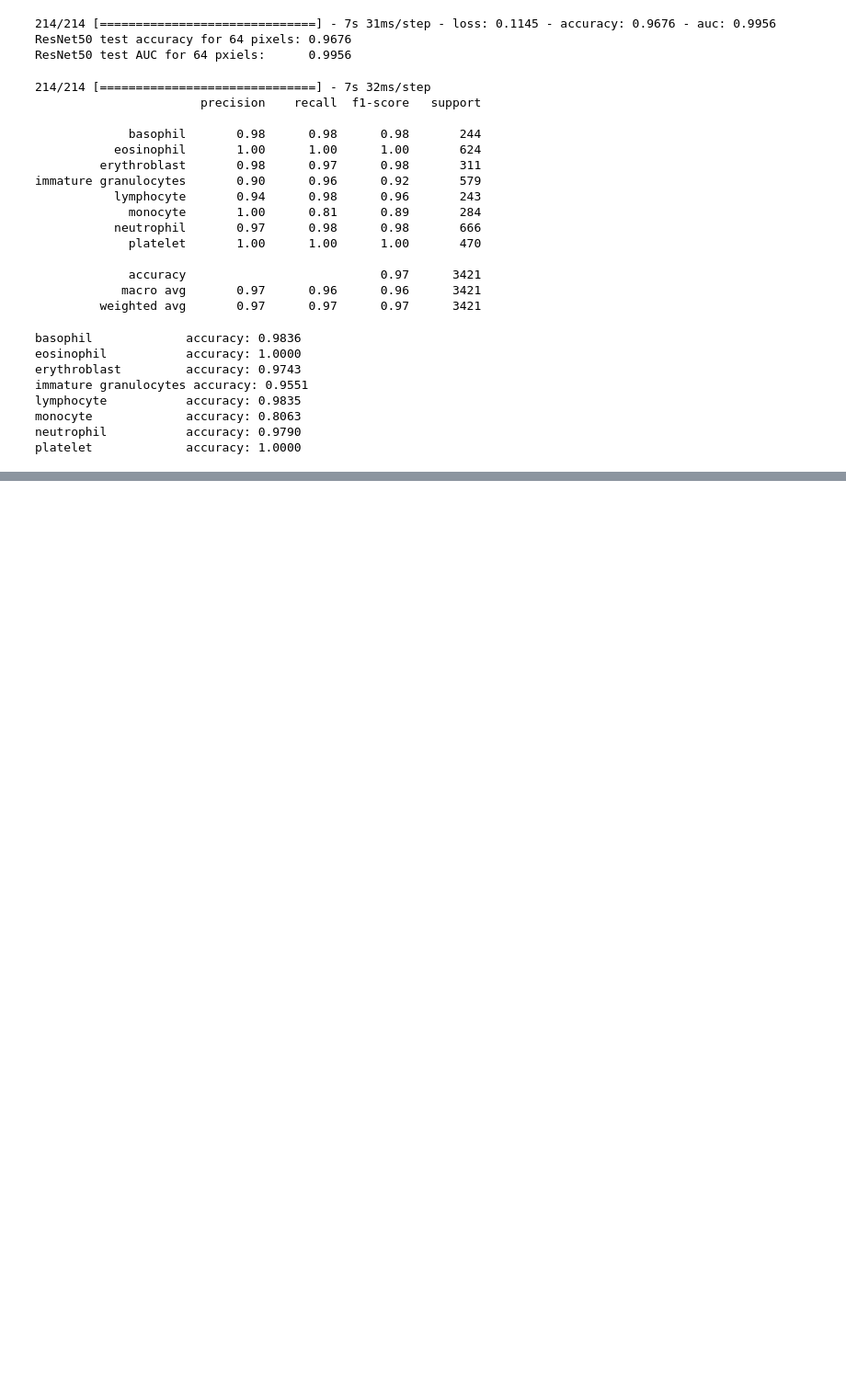
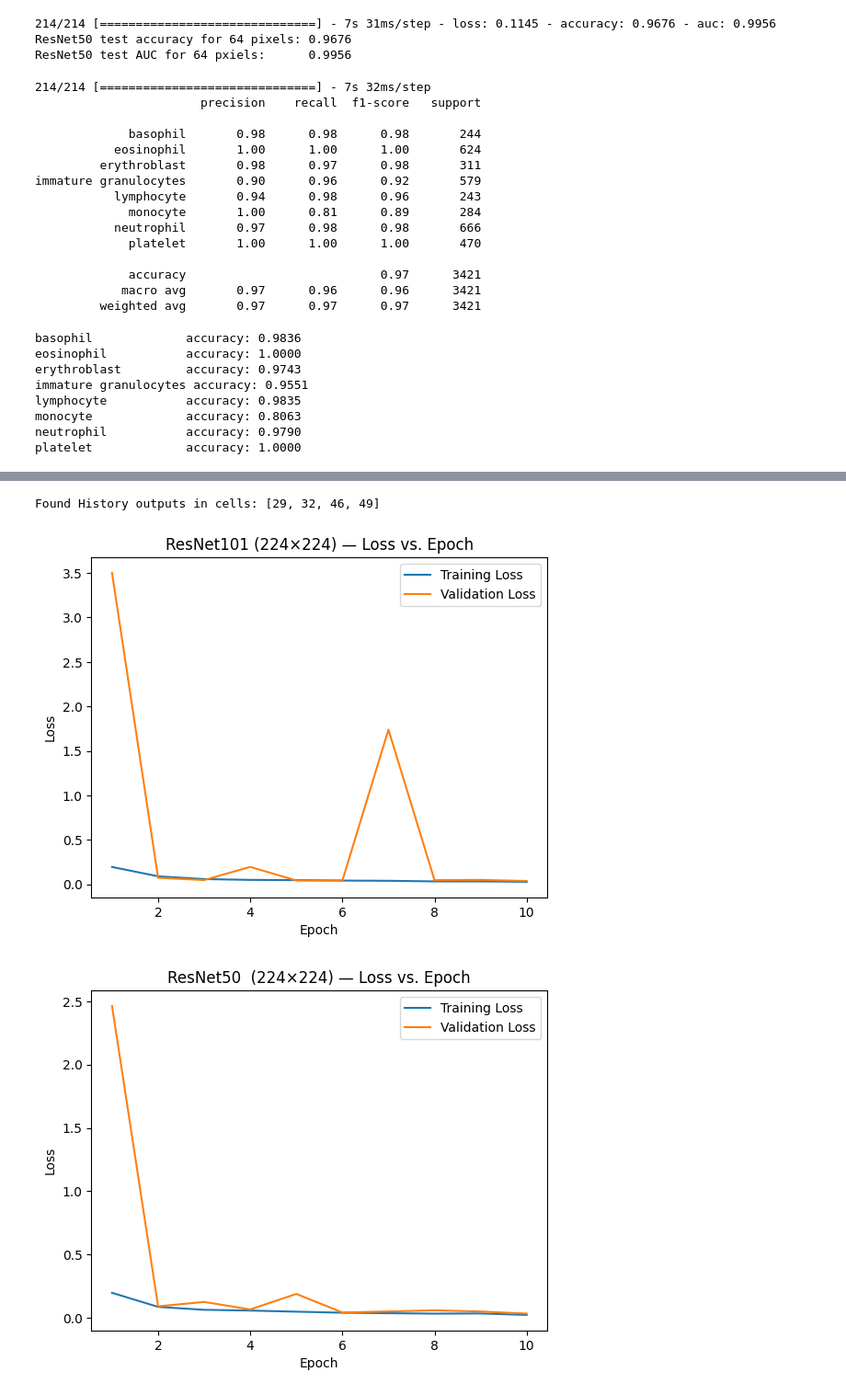
Before and after one commit to harshi-saha/blood-medmnist, a Jupyter notebook: pipeline_new.ipynb, the cells around one changed output, grey strips where cells are left out. Shown at 92% size. Cells and saved outputs as stored; diff of their text form; code cells hidden in the pictures; blank space fills up the shorter version.

```diff
--- a/pipeline_new.ipynb
+++ b/pipeline_new.ipynb
@@ -847,0 +849,40 @@ platelet             accuracy: 1.0000
+# %%
+from tensorflow.keras.callbacks import History as HistoryClass
+
+ip = get_ipython()
+outs = ip.user_ns["Out"]
+
+history_cells = [num for num, obj in outs.items()
+                 if isinstance(obj, HistoryClass)]
+print("Found History outputs in cells:", history_cells)
+# %% [output]
+Found History outputs in cells: [29, 32, 46, 49]
+# %%
+history1 = outs[history_cells[0]]
+history2 = outs[history_cells[1]]
+history3 = outs[history_cells[2]]
+history4 = outs[history_cells[3]]
+# %%
+import matplotlib.pyplot as plt
+
+histories = [history1, history2, history3, history4]
+model_names = [
+    'ResNet101 (224×224)',
+    'ResNet50  (224×224)',
+    'ResNet101 (64×64)',
+    'ResNet50  (64×64)'
+]
+
+for name, hist in zip(model_names, histories):
+    epochs = range(1, len(hist.history['loss']) + 1)
+    plt.figure()
+    plt.plot(epochs, hist.history['loss'],    label='Training Loss')
+    plt.plot(epochs, hist.history['val_loss'],label='Validation Loss')
+    plt.title(f'{name} — Loss vs. Epoch')
+    plt.xlabel('Epoch')
+    plt.ylabel('Loss')
+    plt.legend()
+    plt.show()
+# %% [output]
+[figure, added]
+[figure, added]
```
Also changed, not shown: parts of 2 cells of this notebook.
